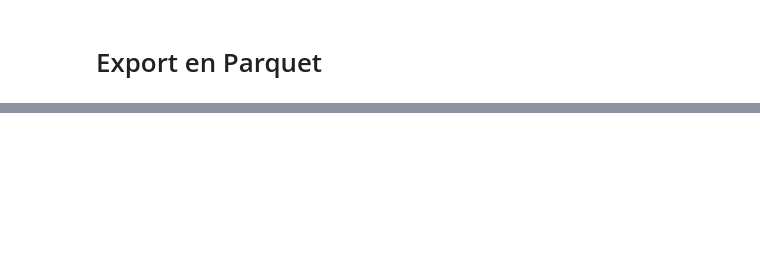
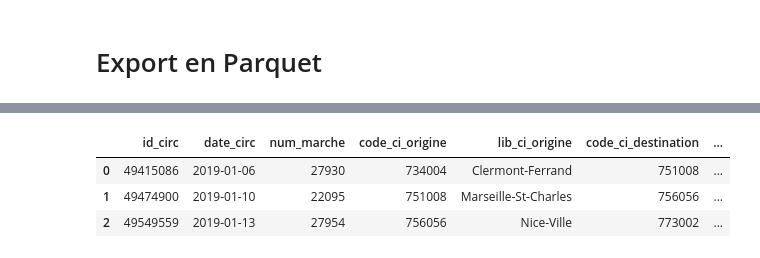
Before and after one commit to Gallien-e/analyse-retard-sncf, a Jupyter notebook: notebooks/1-ingestion-circulation.ipynb, the cells around one changed output, grey strips where cells are left out. Cells and saved outputs as stored; diff of their text form; code cells hidden in the pictures; blank space fills up the shorter version.

```diff
--- a/notebooks/1-ingestion-circulation.ipynb
+++ b/notebooks/1-ingestion-circulation.ipynb
@@ -553,0 +415,9 @@ df_test_csv = pd.read_csv("../data/2-clean/slo_2024.csv", parse_dates=[
+# %%
+# test d'import
+df_test = pd.read_parquet("../data/2-clean/circulations/slo_2019.parquet")
+df_test.head(3)
+# %% [output]
+|  | id_circ | date_circ | num_marche | code_ci_origine | lib_ci_origine | code_ci_destination | ... |
+| 0 | 49415086 | 2019-01-06 | 27930 | 734004 | Clermont-Ferrand | 751008 | ... |
+| 1 | 49474900 | 2019-01-10 | 22095 | 751008 | Marseille-St-Charles | 756056 | ... |
+| 2 | 49549559 | 2019-01-13 | 27954 | 756056 | Nice-Ville | 773002 | ... |
```
Also changed, not shown: parts of 47 cells of this notebook, 7 other files.
